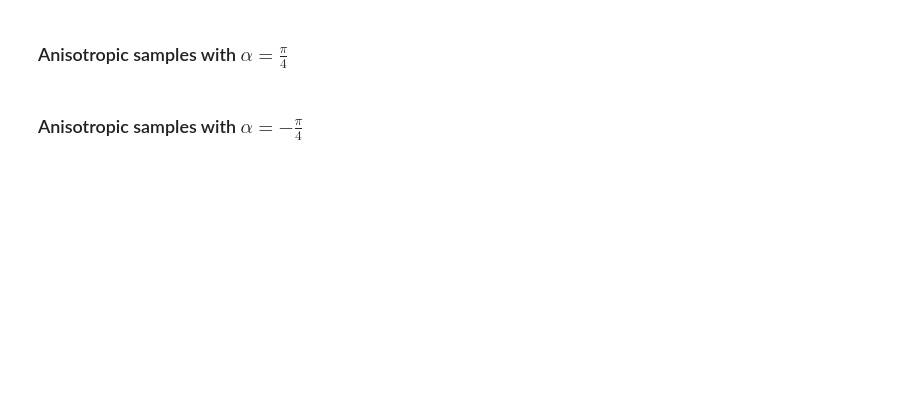
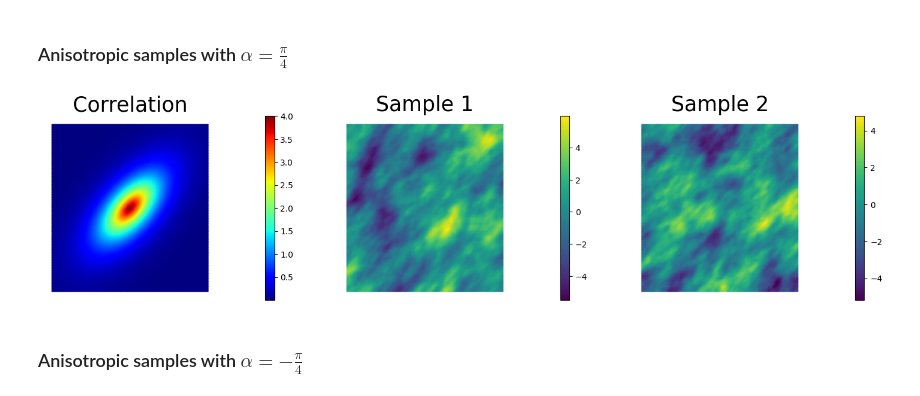
Before and after one commit to hippylib/hippy-colab, a Jupyter notebook: 04_GaussianPriors.ipynb, the cells around one changed output. Cells and saved outputs as stored; diff of their text form; code cells hidden in the pictures; blank space fills up the shorter version.

```diff
--- a/04_GaussianPriors.ipynb
+++ b/04_GaussianPriors.ipynb
@@ -256,17 +271,15 @@ makeSamplePlots(mesh,sigma2,rho,title_size =25)
 # %%
 mesh = dl.UnitSquareMesh(64,64)
 sigma2 = 4
 rho    = 0.25
 kwargs = {'theta0':2., 'theta1':0.5, 'alpha':math.pi/4,'anisotropic':True}
-makeSamplePlots(mesh,sigma2,rho,title_size =25,**kwargs)
-
 coords = (0.5,0.5)
-
-makeCorrelationPlots(mesh, sigma2, rho, coords,**kwargs,cmap='jet')
 
 kwargs['cmap'] = ['jet','viridis','viridis']
 kwargs['same_colorbar'] = False
 makeSamplePlots(mesh,sigma2,rho,title_size =25,**kwargs,with_correlation = True)
+# %% [output]
+[figure, added]
 # %% [markdown]
 ### Anisotropic samples with $\alpha = -\frac{\pi}{4}$
 # %%
```
Also changed, not shown: parts of 9 cells of this notebook.
